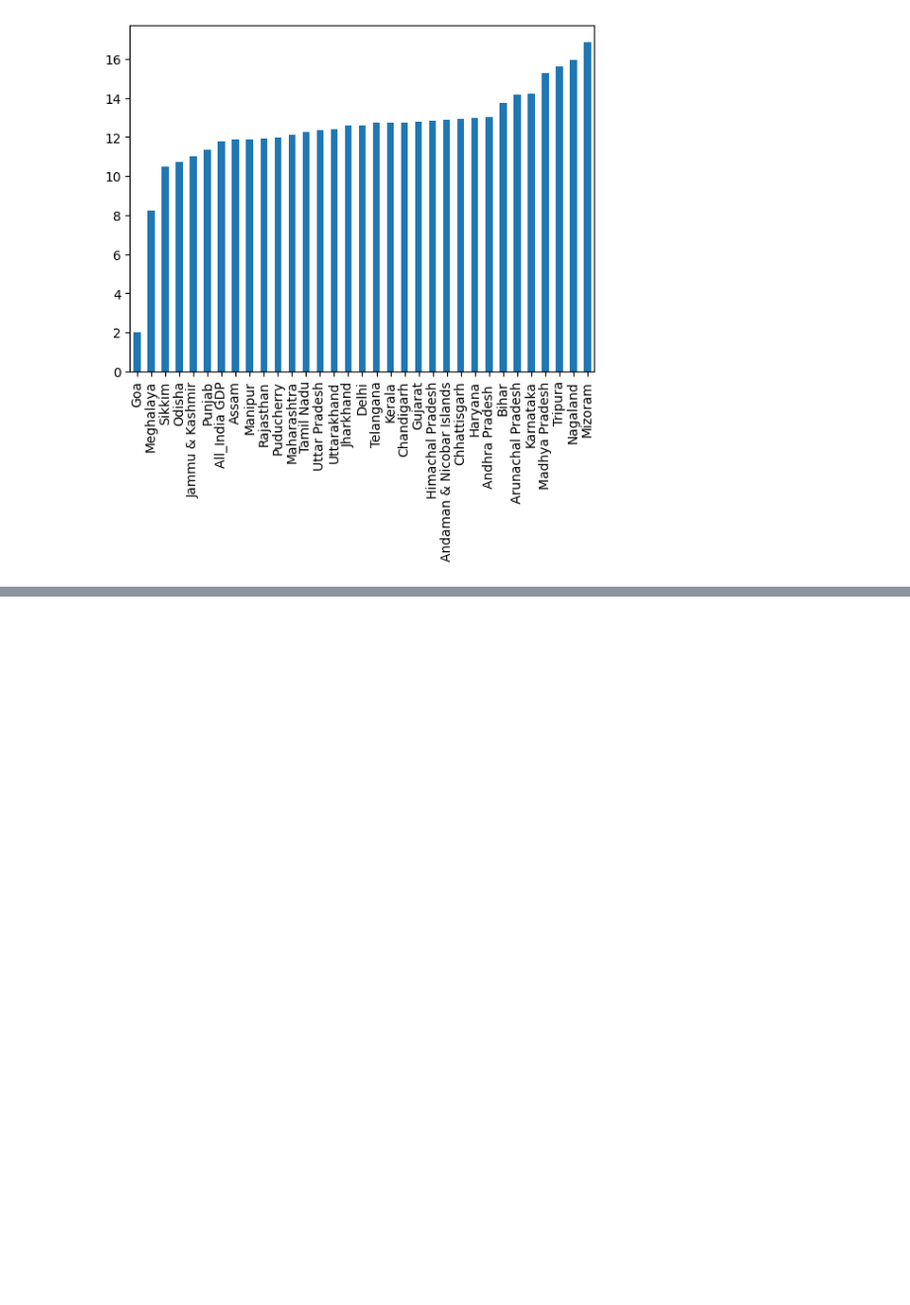
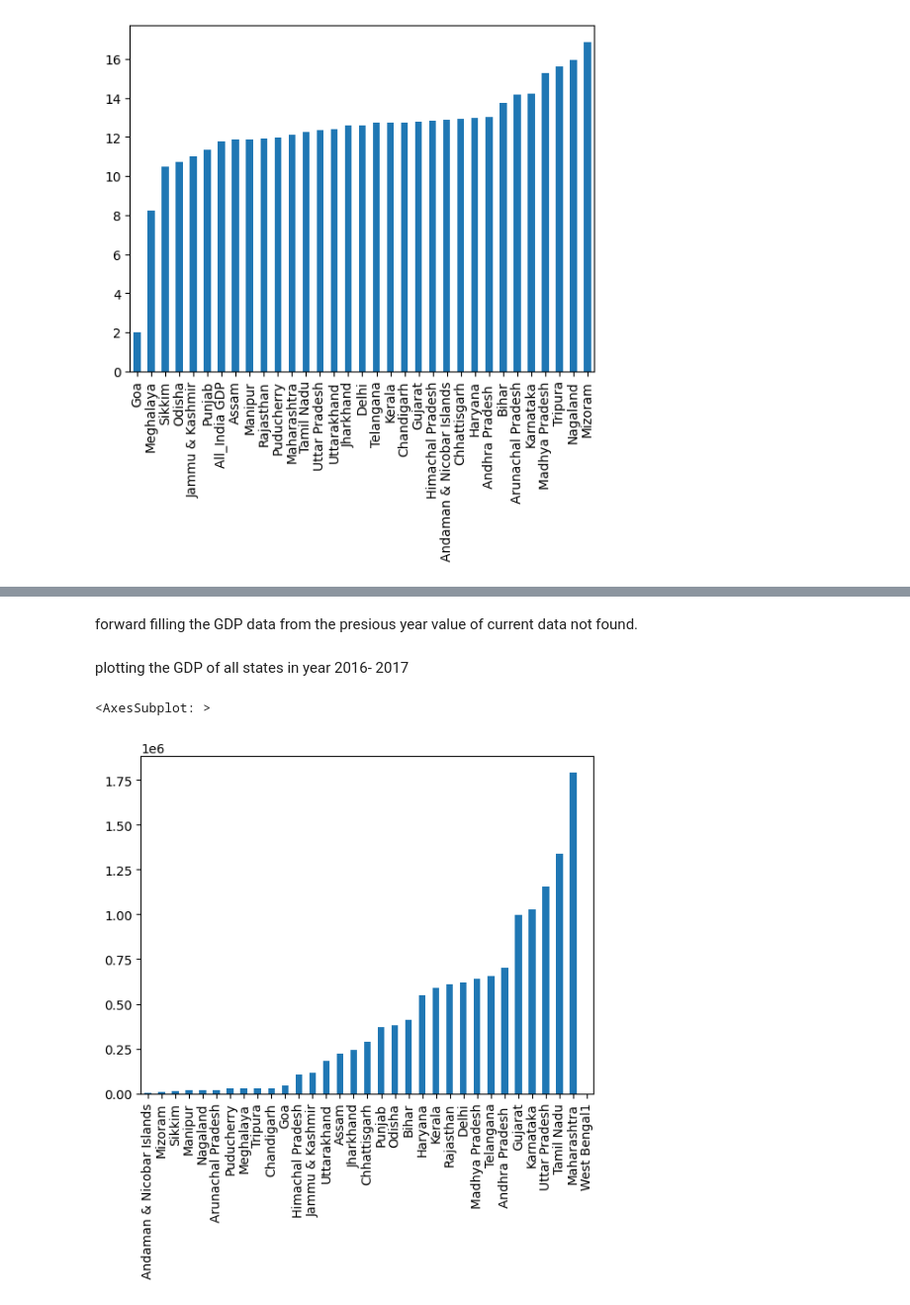
Before and after one commit to shashankkestwal/IndianEconomyAnalysis, a Jupyter notebook: DAV_Project.ipynb, the cells around one changed output, grey strips where cells are left out. Shown at 99% size. Cells and saved outputs as stored; diff of their text form; code cells hidden in the pictures; blank space fills up the shorter version.

```diff
--- a/DAV_Project.ipynb
+++ b/DAV_Project.ipynb
@@ -68,0 +76,6 @@ memory usage: 3.2+ KB
+# %%
+total_gdp = sgdp.loc[:5]
+total_gdp
+percent_growth_gdp =  sgdp.iloc[6:]
+percent_growth_gdp.index = range(0, 5)
+percent_growth_gdp
@@ -164,0 +233,14 @@ sgdp.iloc[6:,2:35].mean().round(2).sort_values().plot.bar(stacked = True)
+# %% [markdown]
+forward filling the GDP data from the presious year value of current data not found.
+# %%
+total_gdp.ffill(inplace=True)
+# %% [markdown]
+plotting the GDP of all states in year 2016- 2017
+# %%
+gpd_2017 = total_gdp.loc[5][2:]
+gpd_2017.drop(labels='All_India GDP', inplace=True)
+gpd_2017.sort_values(inplace=True)
+gpd_2017.plot(kind='bar',stacked=True)
+# %% [output]
+<AxesSubplot: >
+[figure, added]
```
Also changed, not shown: parts of 13 cells of this notebook.
